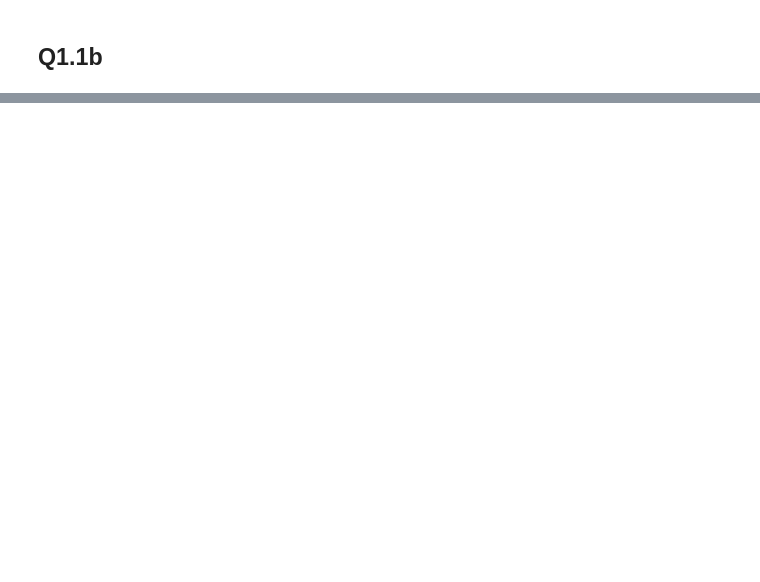
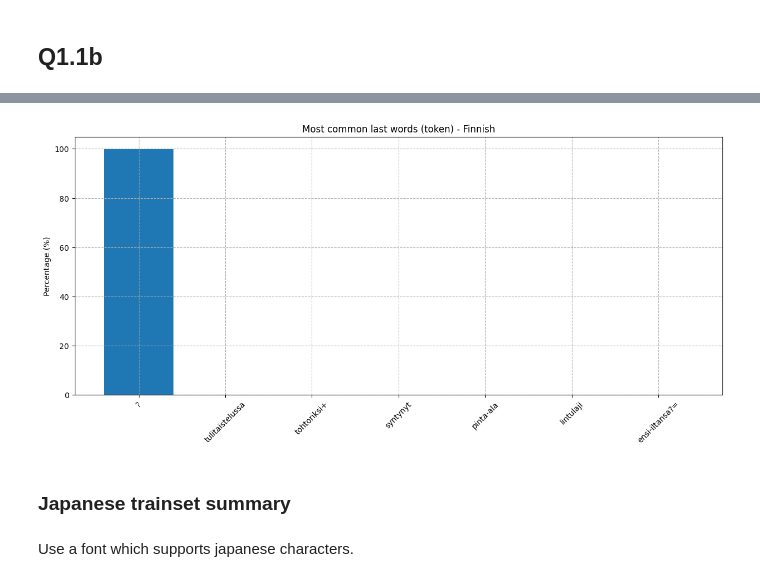
Before and after one commit to RasmusML/nlp_question_answer_project, a Jupyter notebook: notebook.ipynb, the cells around one changed output, grey strips where cells are left out. Saved outputs shown, nothing was run; the diff lists cells and outputs as text; code cells hidden in the pictures; blank space fills up the shorter version.

```diff
--- a/notebook.ipynb
+++ b/notebook.ipynb
@@ -257,0 +327,8 @@ validation_set.head()
+# %%
+plot_most_common_words(lasts, "Most common last words (token) - Finnish", top=25)
+# %% [output]
+[figure, added]
+# %% [markdown]
+### Japanese trainset summary
+# %% [markdown]
+Use a font which supports japanese characters.
```
Also changed, not shown: parts of 20 cells of this notebook, 2 other files.
